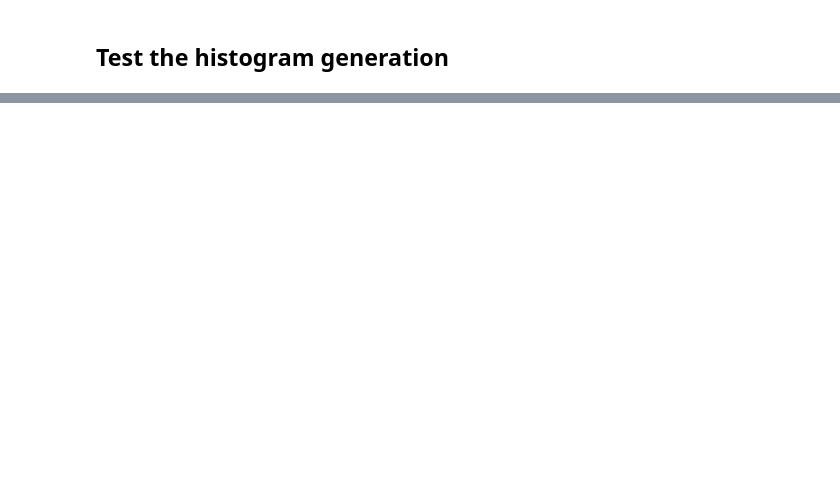
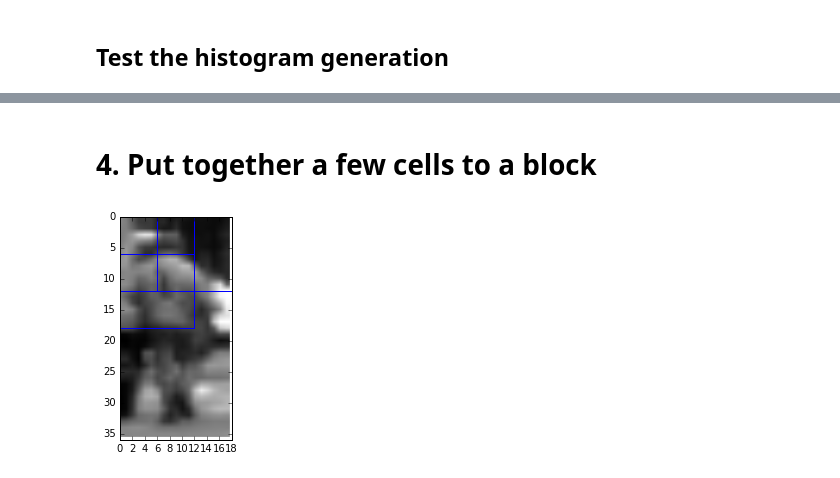
Before and after one commit to alghammariosmah/Automotive-Computing-, a Jupyter notebook: project 2/project_2.ipynb, the cells around one changed output, grey strips where cells are left out. Cells and saved outputs as stored; diff of their text form; code cells hidden in the pictures; blank space fills up the shorter version.

```diff
--- a/project 2/project_2.ipynb
+++ b/project 2/project_2.ipynb
@@ -386,3 +418,5 @@ def subdivideIntoCells(image, cellHeight, cellWidth, numberOfBins, useSigned):
             endRow = cellHeight * (y+1) -1
             cellGrid[x][y].setCoordinates(startColumn, startRow,  endColumn, endRow) #startColumn, startRow, endColumn, endRow
             #print cellGrid[x][y].getCoordinates()
+
+    return cellGrid
@@ -470,0 +514,2 @@ test_histogram = test_cell.plotHistogram()
+# %% [markdown]
+# 4. Put together a few cells to a block
@@ -470,0 +613,28 @@ test_histogram = test_cell.plotHistogram()
+# %%
+def mergeCellsIntoBlocks(cellGrid):
+    """
+    This function generates the block grid and attach all cells to blocks
+
+    Parameters
+    ----------
+    cellGrid : 2d list of Cells
+        All existing cells
+
+    Return
+    ----------
+    blockGrid : 2d list of Blocks
+        All blocks containing cells
+    """
+
+
+
+    # create a 2d grid of blocks
+    blockGrid = [[Block() for j in range(numBlocksHorizontal)] for i in range(numBlocksVertical)]
+
+    pass
+# %%
+blockGrid = mergeCellsIntoBlocks(cellGrid)
+# for the first test lets just display the first three blocks
+plotBlocks(flatten(blockGrid)[0:3], numpyImage)
+# %% [output]
+[figure, added]
```
Also changed, not shown: parts of 48 cells of this notebook.
